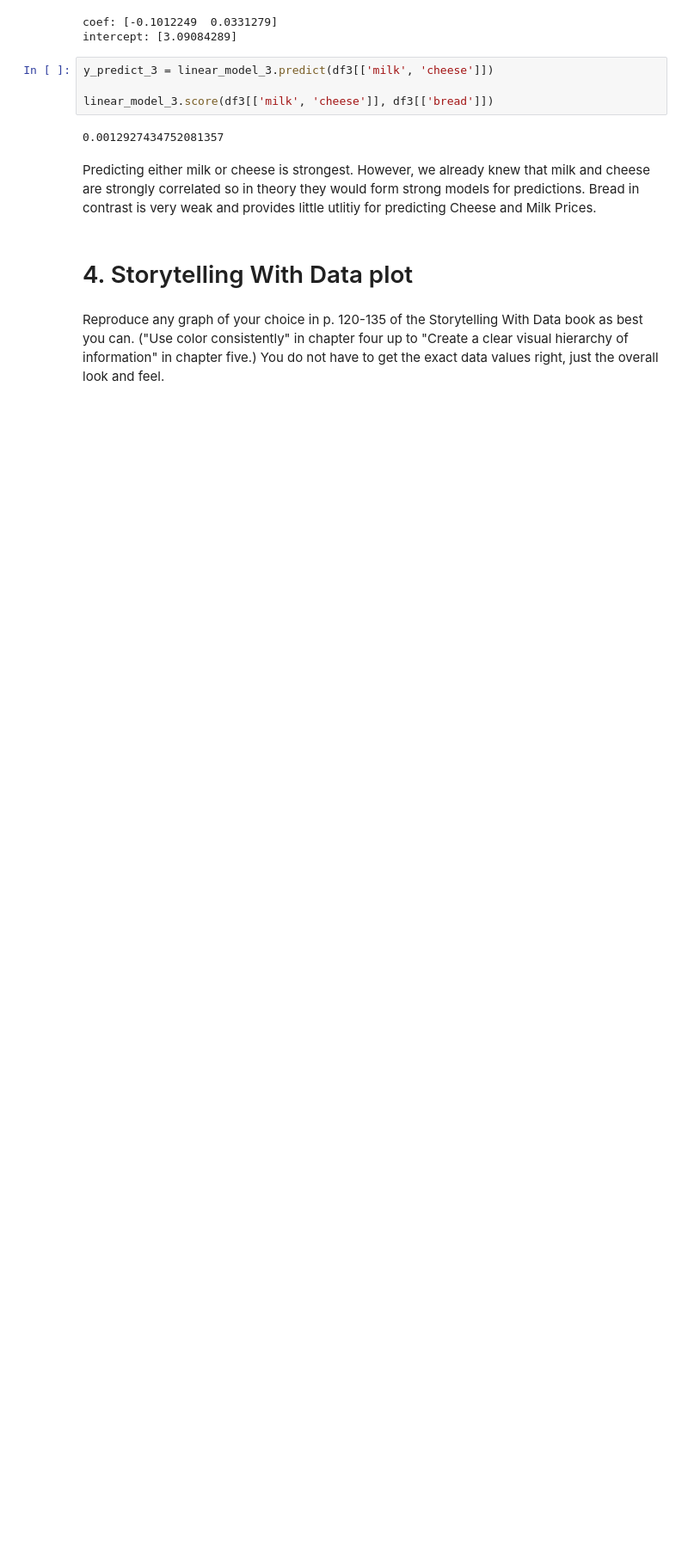
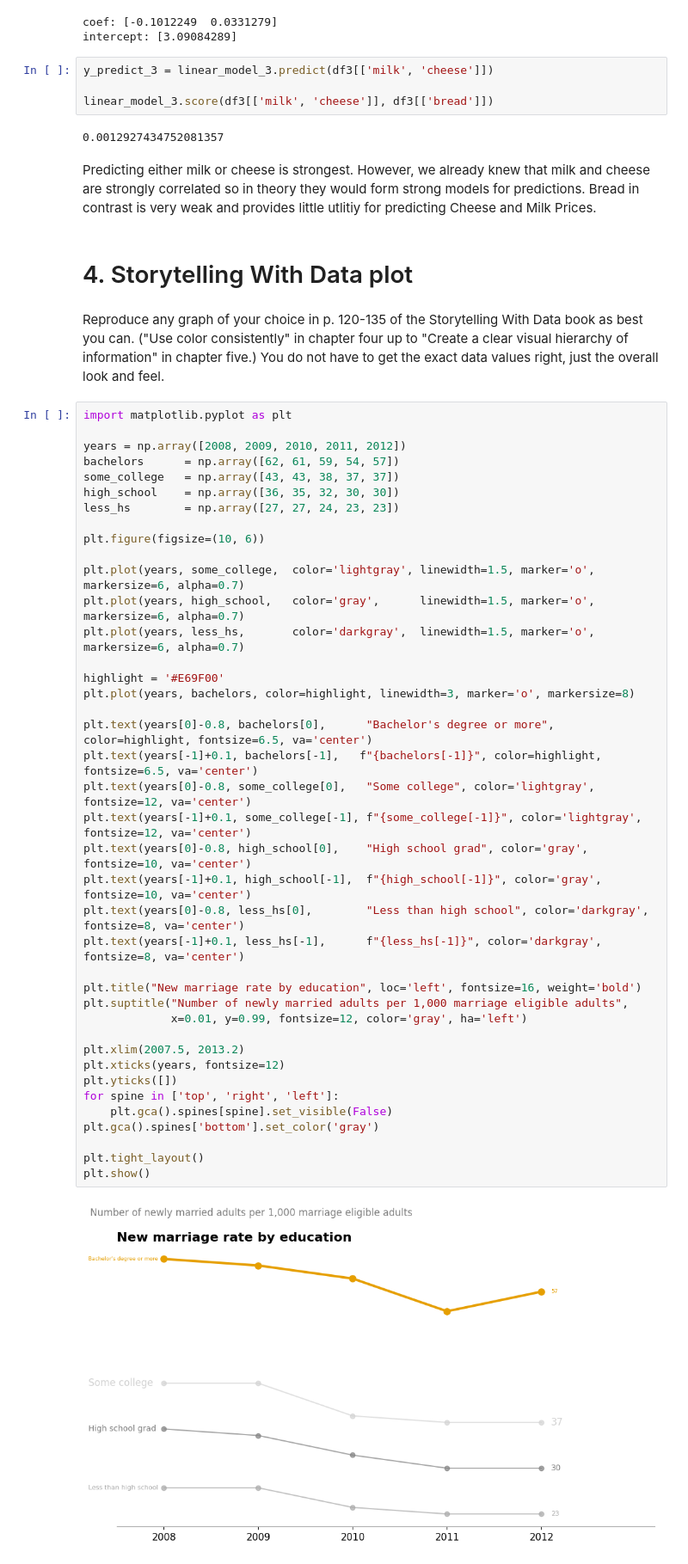
Before and after one commit to JonG-2025/Module-B-semester-2, a Jupyter notebook: Week8.ipynb, the cells around one changed output. Shown at 86% size. Drawn from its saved outputs; the diff is of its cells as text; blank space fills up the shorter version.

```diff
--- a/Week8.ipynb
+++ b/Week8.ipynb
@@ -434,3 +434,45 @@ Predicting either milk or cheese is strongest. However, we already knew that mil
 # 4. Storytelling With Data plot
 # %% [markdown]
 Reproduce any graph of your choice in p. 120-135 of the Storytelling With Data book as best you can.  ("Use color consistently" in chapter four up to "Create a clear visual hierarchy of information" in chapter five.)    You do not have to get the exact data values right, just the overall look and feel.
+# %%
+import matplotlib.pyplot as plt
+
+years = np.array([2008, 2009, 2010, 2011, 2012])
+bachelors      = np.array([62, 61, 59, 54, 57])
+some_college   = np.array([43, 43, 38, 37, 37])
+high_school    = np.array([36, 35, 32, 30, 30])
+less_hs        = np.array([27, 27, 24, 23, 23])
+
+plt.figure(figsize=(10, 6))
+
+plt.plot(years, some_college,  color='lightgray', linewidth=1.5, marker='o', markersize=6, alpha=0.7)
+plt.plot(years, high_school,   color='gray',      linewidth=1.5, marker='o', markersize=6, alpha=0.7)
+plt.plot(years, less_hs,       color='darkgray',  linewidth=1.5, marker='o', markersize=6, alpha=0.7)
+
+highlight = '#E69F00'
+plt.plot(years, bachelors, color=highlight, linewidth=3, marker='o', markersize=8)
+
+plt.text(years[0]-0.8, bachelors[0],      "Bachelor's degree or more", color=highlight, fontsize=6.5, va='center')
+plt.text(years[-1]+0.1, bachelors[-1],   f"{bachelors[-1]}", color=highlight, fontsize=6.5, va='center')
+plt.text(years[0]-0.8, some_college[0],   "Some college", color='lightgray', fontsize=12, va='center')
+plt.text(years[-1]+0.1, some_college[-1], f"{some_college[-1]}", color='lightgray', fontsize=12, va='center')
+plt.text(years[0]-0.8, high_school[0],    "High school grad", color='gray', fontsize=10, va='center')
+plt.text(years[-1]+0.1, high_school[-1],  f"{high_school[-1]}", color='gray', fontsize=10, va='center')
+plt.text(years[0]-0.8, less_hs[0],        "Less than high school", color='darkgray', fontsize=8, va='center')
+plt.text(years[-1]+0.1, less_hs[-1],      f"{less_hs[-1]}", color='darkgray', fontsize=8, va='center')
+
+plt.title("New marriage rate by education", loc='left', fontsize=16, weight='bold')
+plt.suptitle("Number of newly married adults per 1,000 marriage eligible adults",
+             x=0.01, y=0.99, fontsize=12, color='gray', ha='left')
+
+plt.xlim(2007.5, 2013.2)
+plt.xticks(years, fontsize=12)
+plt.yticks([])
+for spine in ['top', 'right', 'left']:
+    plt.gca().spines[spine].set_visible(False)
+plt.gca().spines['bottom'].set_color('gray')
+
+plt.tight_layout()
+plt.show()
+# %% [output]
+[figure, added]
```
